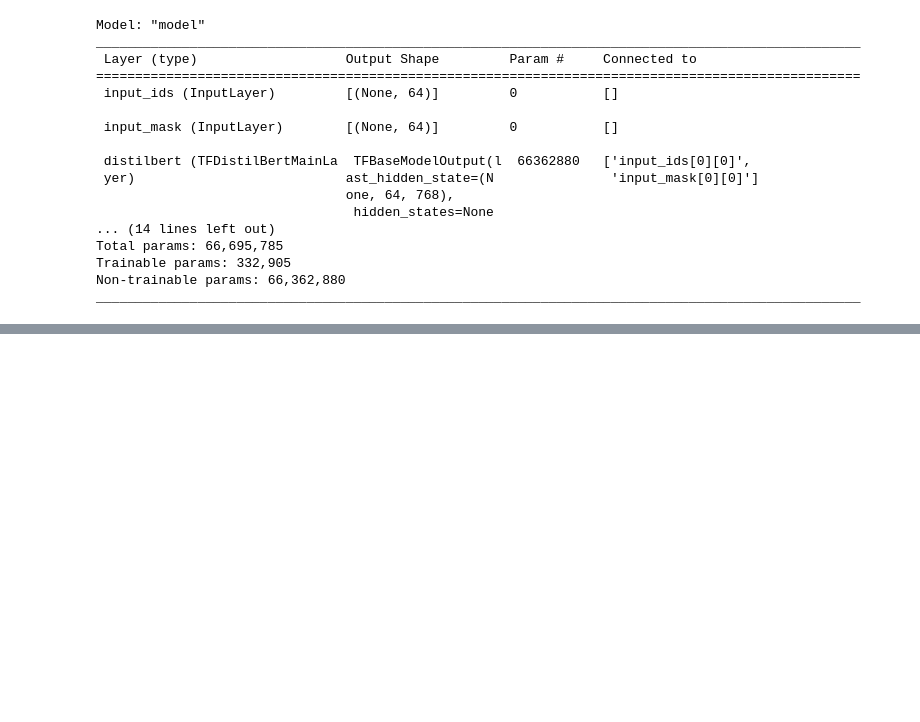
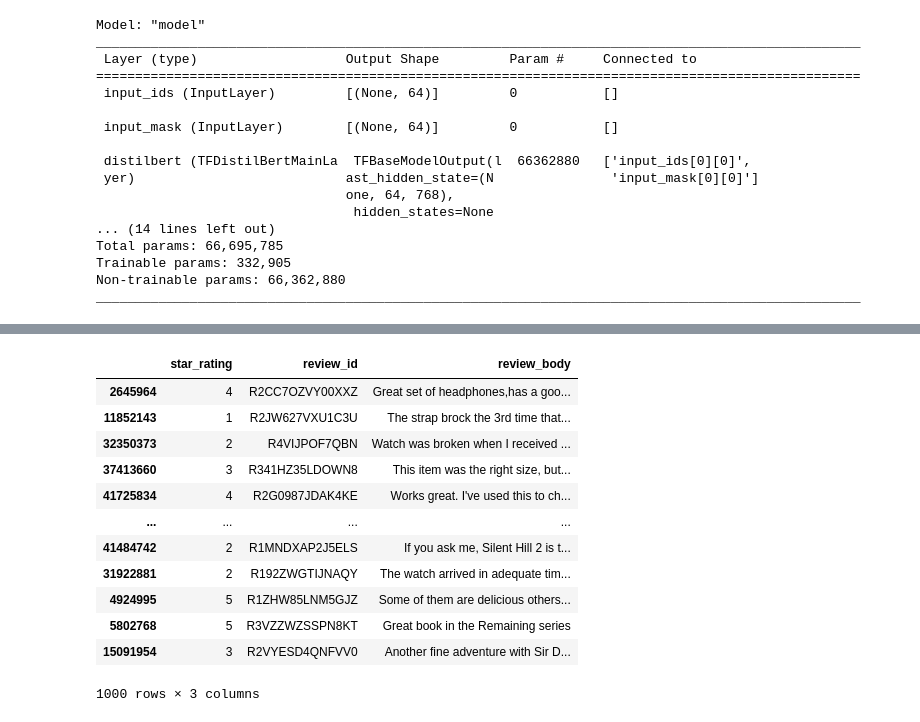
Before and after one commit to developer-onizuka/MachineLearningOnAWS, a Jupyter notebook: Fine-Tuning.ipynb, the cells around one changed output, grey strips where cells are left out. Saved outputs shown, nothing was run; the diff lists cells and outputs as text; code cells hidden in the pictures; blank space fills up the shorter version.

```diff
--- a/Fine-Tuning.ipynb
+++ b/Fine-Tuning.ipynb
@@ -386,0 +387,24 @@ plot_accracy(history)
+# %%
+df = pd.read_parquet("/mnt/amazon_reviews_2015.snappy.parquet",columns=["star_rating","review_id","review_body"])
+# %%
+test_df = df.sample(n=1000)
+# %%
+test_df['review_id'] = test_df['review_id'].str.decode("utf-8")
+# %%
+test_df['review_body'] = test_df['review_body'].str.decode("utf-8","ignore")
+# %%
+test_df
+# %% [output]
+|  | star_rating | review_id | review_body |
+| 2645964 | 4 | R2CC7OZVY00XXZ | Great set of headphones,has a goo... |
+| 11852143 | 1 | R2JW627VXU1C3U | The strap brock the 3rd time that... |
+| 32350373 | 2 | R4VIJPOF7QBN | Watch was broken when I received ... |
+| 37413660 | 3 | R341HZ35LDOWN8 | This item was the right size, but... |
+| 41725834 | 4 | R2G0987JDAK4KE | Works great. I've used this to ch... |
+| ... | ... | ... | ... |
+| 41484742 | 2 | R1MNDXAP2J5ELS | If you ask me, Silent Hill 2 is t... |
+| 31922881 | 2 | R192ZWGTIJNAQY | The watch arrived in adequate tim... |
+| 4924995 | 5 | R1ZHW85LNM5GJZ | Some of them are delicious others... |
+| 5802768 | 5 | R3VZZWZSSPN8KT | Great book in the Remaining series |
+| 15091954 | 3 | R2VYESD4QNFVV0 | Another fine adventure with Sir D... |
+1000 rows × 3 columns
```
Also changed, not shown: parts of 26 cells of this notebook.
